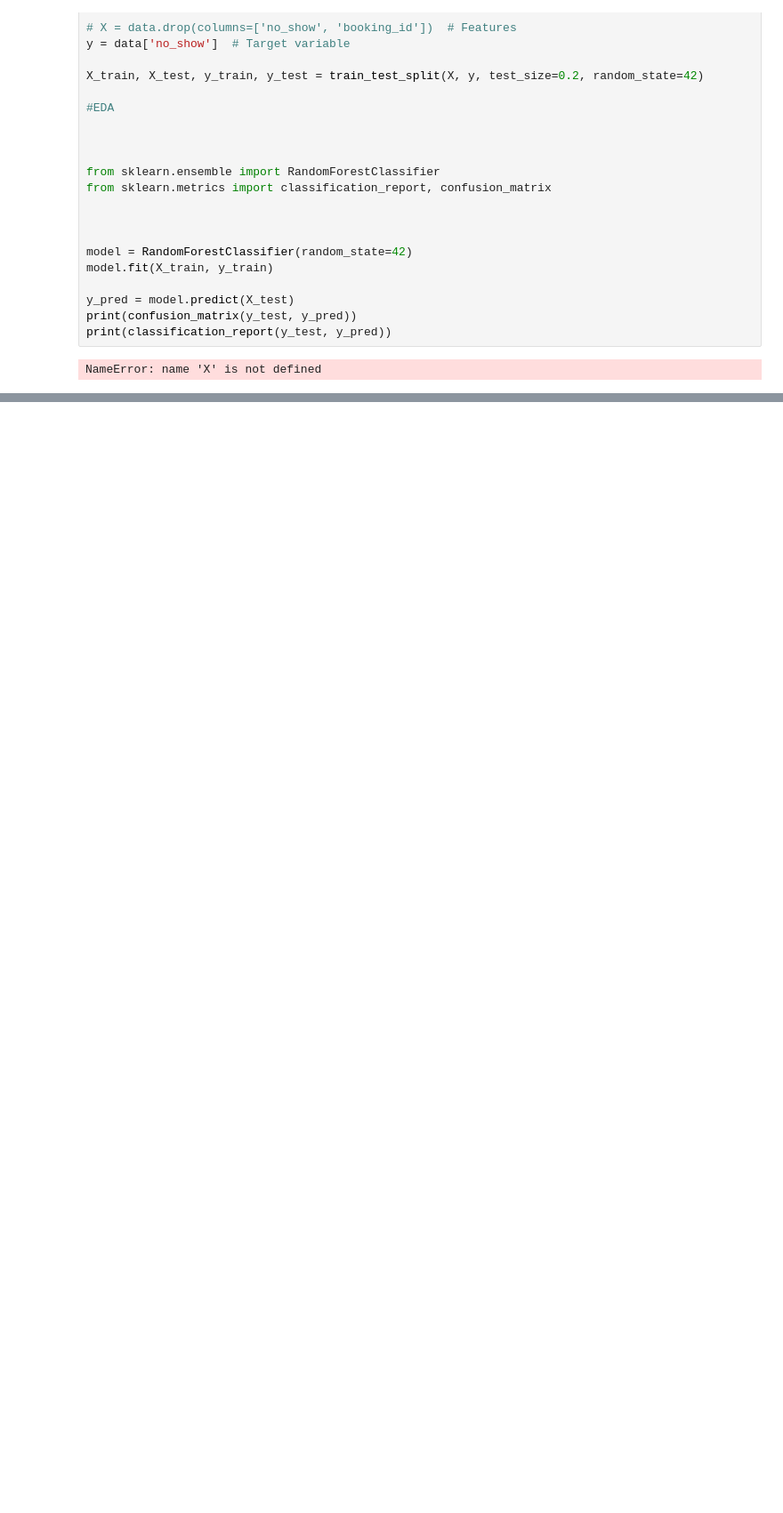
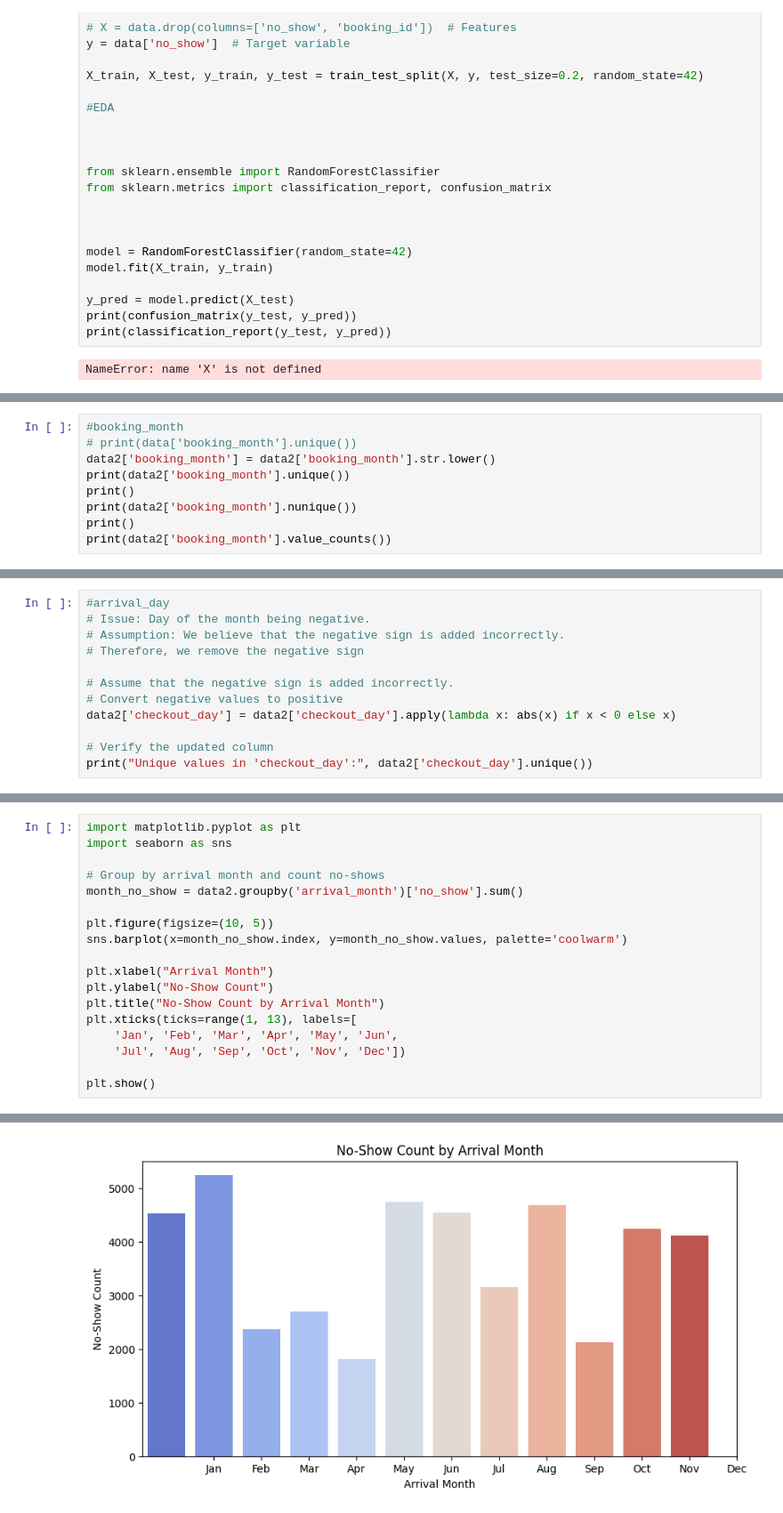
Before and after one commit to e-seet/inf2008ML, a Jupyter notebook: notebook.ipynb, the cells around one changed output, grey strips where cells are left out. Shown at 89% size. Cells and saved outputs as stored; diff of their text form; blank space fills up the shorter version.

```diff
--- a/notebook.ipynb
+++ b/notebook.ipynb
@@ -1536,0 +1601,9 @@ NameError: name 'X' is not defined
+# %%
+#booking_month
+# print(data['booking_month'].unique())
+data2['booking_month'] = data2['booking_month'].str.lower()
+print(data2['booking_month'].unique())
+print()
+print(data2['booking_month'].nunique())
+print()
+print(data2['booking_month'].value_counts())
@@ -1536,0 +1669,12 @@ NameError: name 'X' is not defined
+# %%
+#arrival_day
+# Issue: Day of the month being negative.
+# Assumption: We believe that the negative sign is added incorrectly.
+# Therefore, we remove the negative sign
+
+# Assume that the negative sign is added incorrectly.
+# Convert negative values to positive
+data2['checkout_day'] = data2['checkout_day'].apply(lambda x: abs(x) if x < 0 else x)
+
+# Verify the updated column
+print("Unique values in 'checkout_day':", data2['checkout_day'].unique())
@@ -1536,0 +2021,19 @@ NameError: name 'X' is not defined
+# %%
+import matplotlib.pyplot as plt
+import seaborn as sns
+
+# Group by arrival month and count no-shows
+month_no_show = data2.groupby('arrival_month')['no_show'].sum()
+
+plt.figure(figsize=(10, 5))
+sns.barplot(x=month_no_show.index, y=month_no_show.values, palette='coolwarm')
+
+plt.xlabel("Arrival Month")
+plt.ylabel("No-Show Count")
+plt.title("No-Show Count by Arrival Month")
+plt.xticks(ticks=range(1, 13), labels=[
+    'Jan', 'Feb', 'Mar', 'Apr', 'May', 'Jun',
+    'Jul', 'Aug', 'Sep', 'Oct', 'Nov', 'Dec'])
+
+plt.show()
+# %% [output]
@@ -1536,0 +2043 @@ NameError: name 'X' is not defined
+[figure, added]
```
Also changed, not shown: parts of 32 cells of this notebook, 1 other file.
